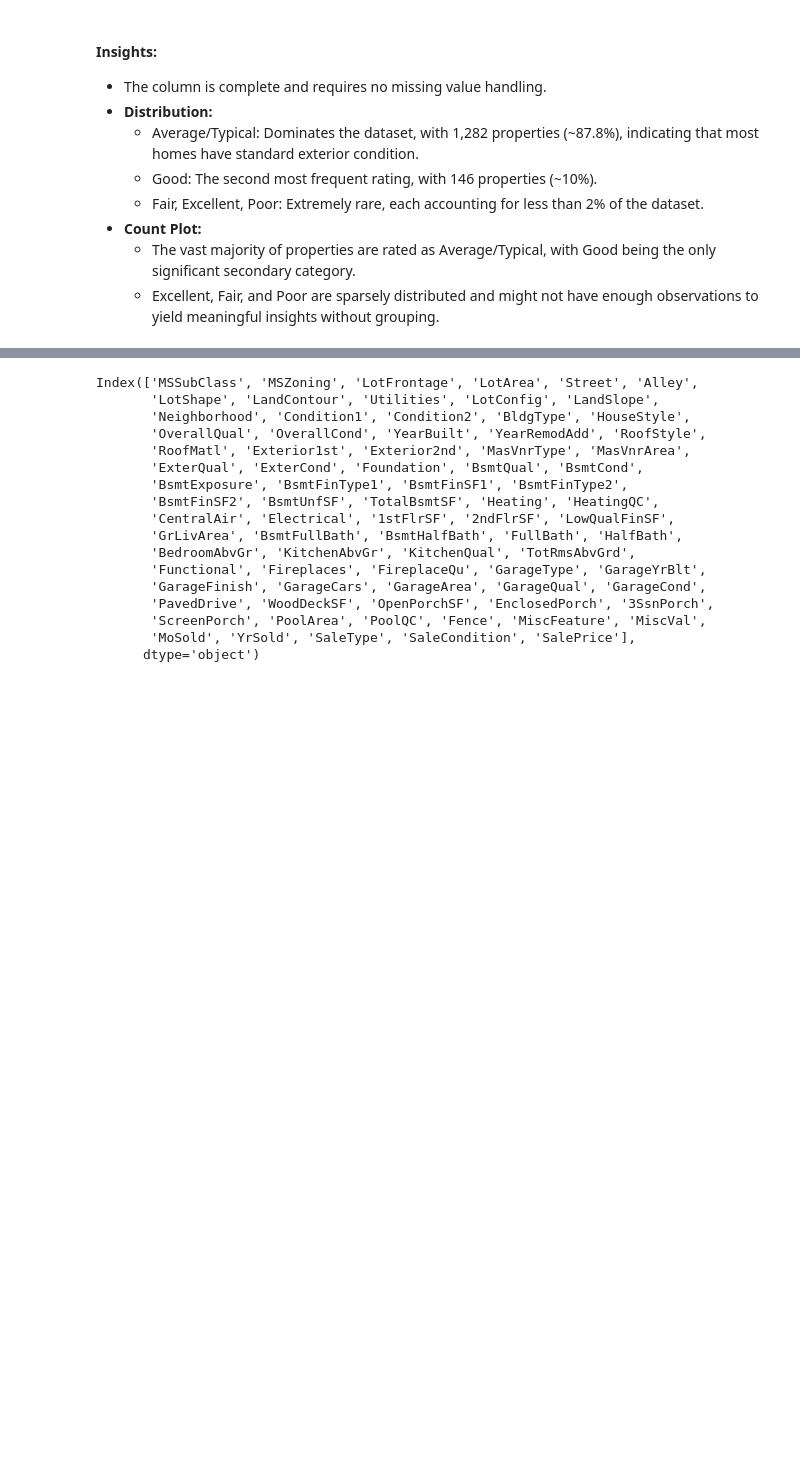
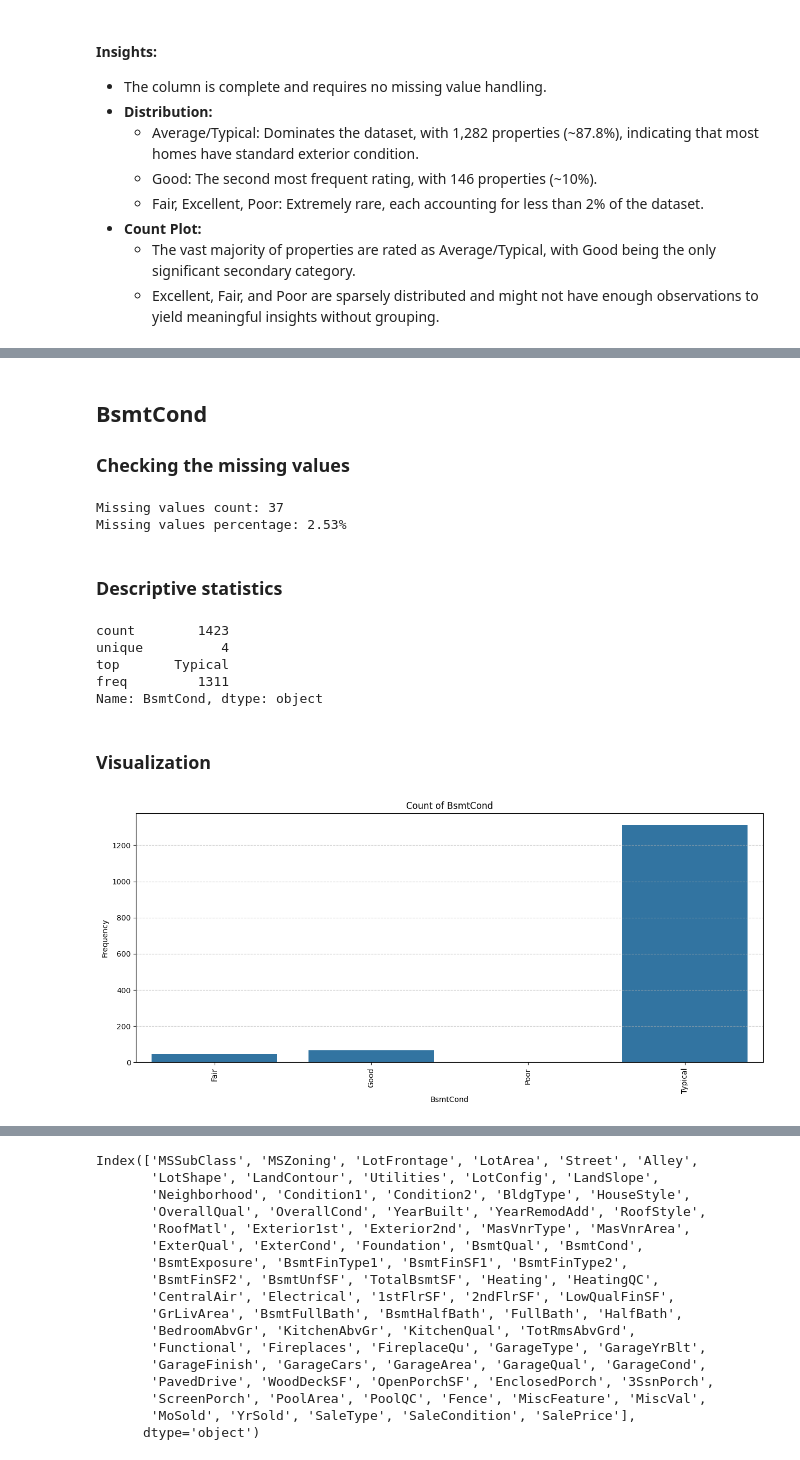
Before and after one commit to ktxdev/house-prices, a Jupyter notebook: notebooks/01_univariate_analysis_eda.ipynb, the cells around one changed output, grey strips where cells are left out. Cells and saved outputs as stored; diff of their text form; code cells hidden in the pictures; blank space fills up the shorter version.

```diff
--- a/notebooks/01_univariate_analysis_eda.ipynb
+++ b/notebooks/01_univariate_analysis_eda.ipynb
@@ -1046,0 +1115,24 @@ visualizer.plot('ExterCond')
+# %% [markdown]
+## BsmtCond
+### Checking the missing values
+# %%
+check_and_print_missing_value_counts(data, 'BsmtCond')
+# %% [output]
+Missing values count: 37
+Missing values percentage: 2.53%
+# %% [markdown]
+### Descriptive statistics
+# %%
+data['BsmtCond'].describe()
+# %% [output]
+count        1423
+unique          4
+top       Typical
+freq         1311
+Name: BsmtCond, dtype: object
+# %% [markdown]
+### Visualization
+# %%
+visualizer.plot('BsmtCond')
+# %% [output]
+[figure, added]
```
Also changed, not shown: parts of 24 cells of this notebook.
